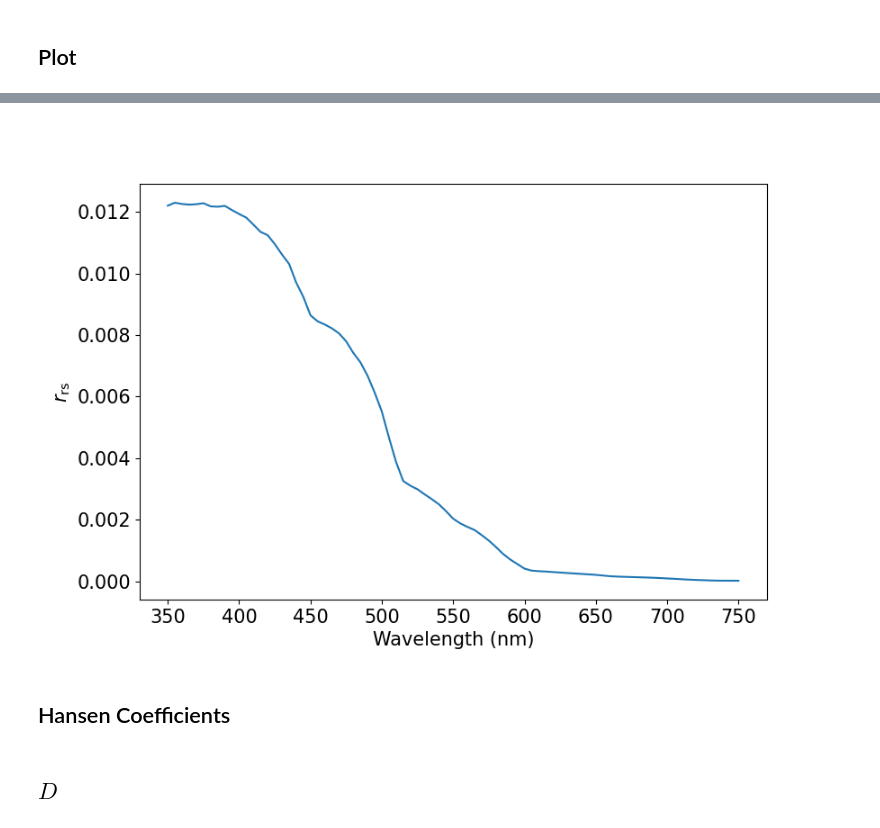
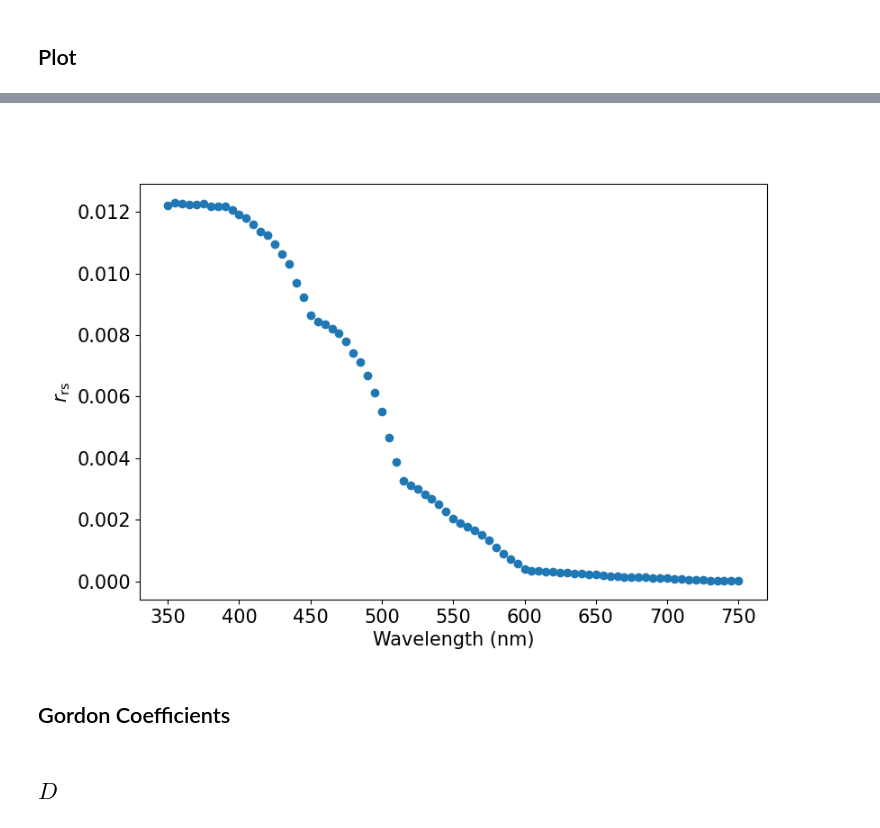
Before and after one commit to ocean-colour/xiop, a Jupyter notebook: nb/First_bbnw.ipynb, the cells around one changed output, grey strips where cells are left out. Drawn from its saved outputs; the diff is of its cells as text; code cells hidden in the pictures.

```diff
--- a/nb/First_bbnw.ipynb
+++ b/nb/First_bbnw.ipynb
@@ -47,6 +48,17 @@ bbnw_true = l23_bbnw[idx]
 # %% [markdown]
 ## $r_{\rm rs}$
 # %%
-rrs = xiop_geom.rrs_from_Rrs(Rrs)
+rrs = xqaa_geom.rrs_from_Rrs(Rrs)
 # %% [markdown]
 ## Plot
+# %%
+fig = plt.figure(figsize=(9,6))
+ax = plt.gca()
+ax.plot(l23_wave, Rrs, 'ko')
+#
+ax.set_xlabel('Wavelength (nm)')
+ax.set_ylabel(r'$R_{\rm rs}$')
+#
+plotting.set_fontsize(ax, 15)
+#
+plt.show()
@@ -53,18 +67,19 @@ rrs = xiop_geom.rrs_from_Rrs(Rrs)
 # %%
 fig = plt.figure(figsize=(9,6))
 ax = plt.gca()
-ax.plot(l23_wave, rrs)
+ax.plot(l23_wave, rrs, 'o')
 #
 ax.set_xlabel('Wavelength (nm)')
 ax.set_ylabel(r'$r_{\rm rs}$')
 #
 plotting.set_fontsize(ax, 15)
 #
+plt.savefig('fig_rrs.png', dpi=300)
 plt.show()
 # %% [output]
-[figure, old version]
+[figure, new version]
 # %% [markdown]
-## Hansen Coefficients
+## Gordon Coefficients
 # %%
 reload(inversion)
 dataset = 'loisel23'
```
Also changed, not shown: parts of 5 cells of this notebook, 4 other files.
